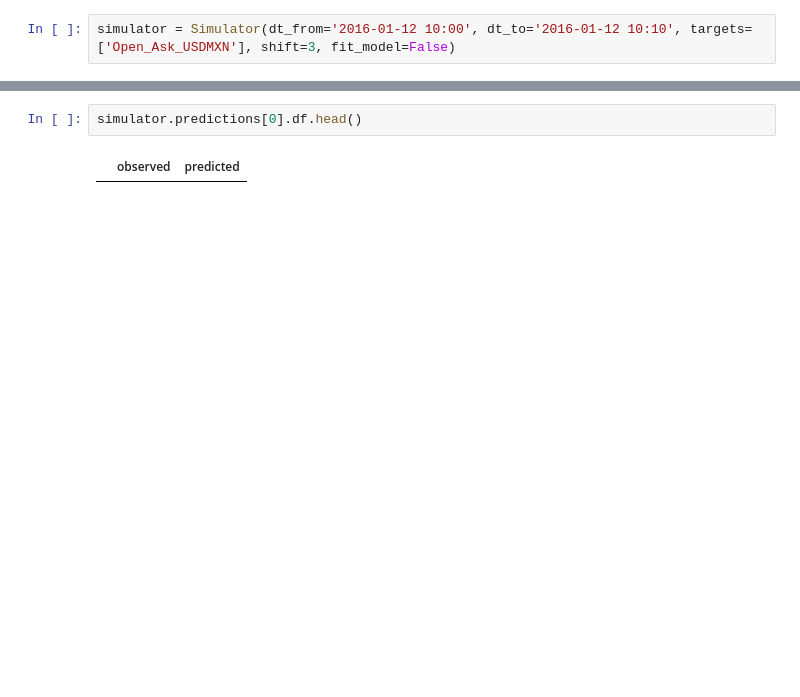
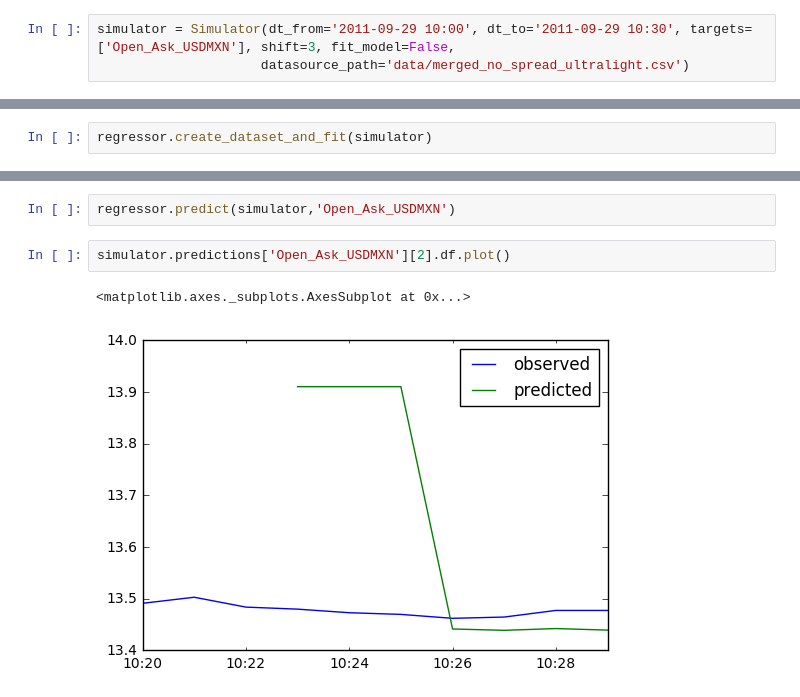
Before and after one commit to clementlefevre/Wolf-of-Mauer-Park, a Jupyter notebook: overview.ipynb, the cells around one changed output, grey strips where cells are left out. Drawn from its saved outputs; the diff is of its cells as text; blank space fills up the shorter version.

Commit message:
Fix simulator

```diff
--- a/overview.ipynb
+++ b/overview.ipynb
@@ -19,3 +47,4 @@ df.shape
 # %%
-simulator = Simulator(dt_from='2016-01-12 10:00', dt_to='2016-01-12 10:10', targets=['Open_Ask_USDMXN'], shift=3, fit_model=False)
+simulator = Simulator(dt_from='2011-09-29 10:00', dt_to='2011-09-29 10:30', targets=['Open_Ask_USDMXN'], shift=3, fit_model=False,
+                     datasource_path='data/merged_no_spread_ultralight.csv')
 # %% [output]
@@ -49,0 +52,2 @@ Volume_spread_BRENTCMDUSD_reg
+# %%
+regressor.create_dataset_and_fit(simulator)
@@ -50,4 +61,7 @@ Volume_spread_BRENTCMDUSD_reg
+# %%
+regressor.predict(simulator,'Open_Ask_USDMXN')
 # %%
-simulator.predictions[0].df.head()
+simulator.predictions['Open_Ask_USDMXN'][2].df.plot()
 # %% [output]
-|  | observed | predicted |
+<matplotlib.axes._subplots.AxesSubplot at 0x...>
+[figure, added]
```
Also changed, not shown: parts of 8 cells of this notebook, 14 other files.
